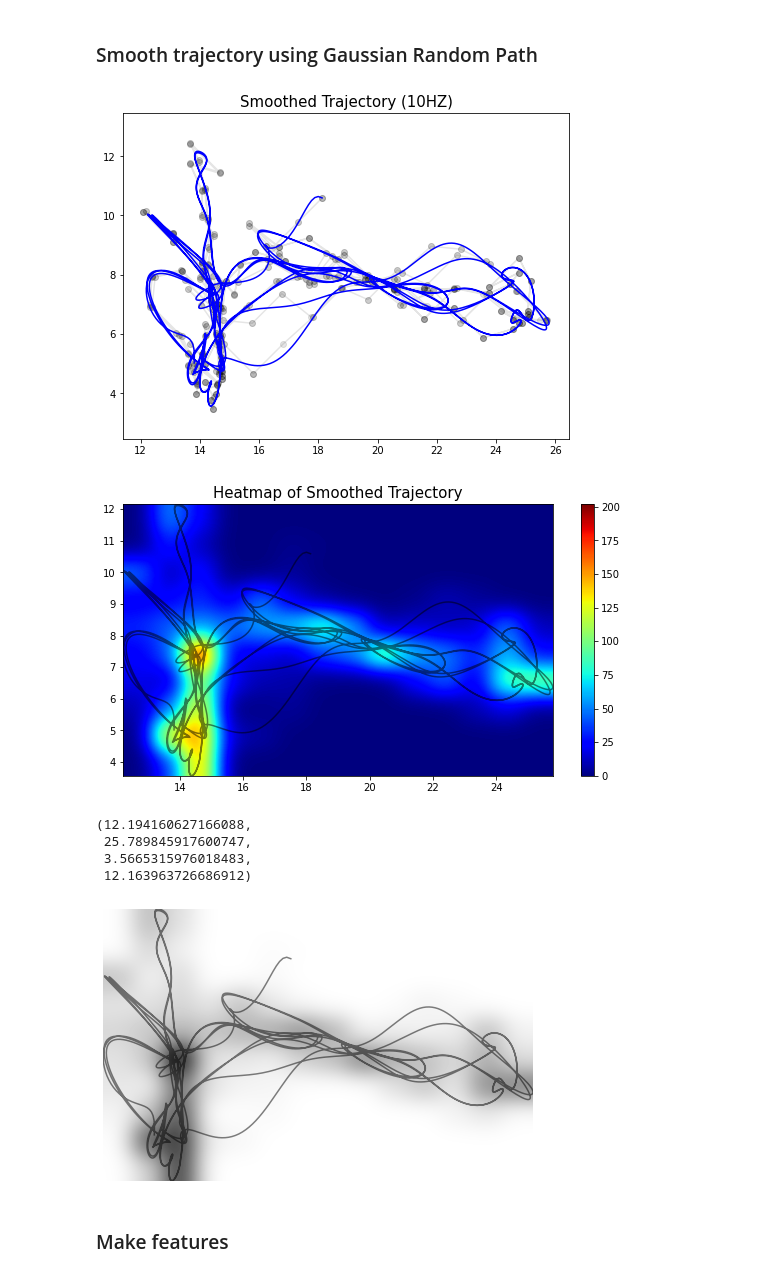
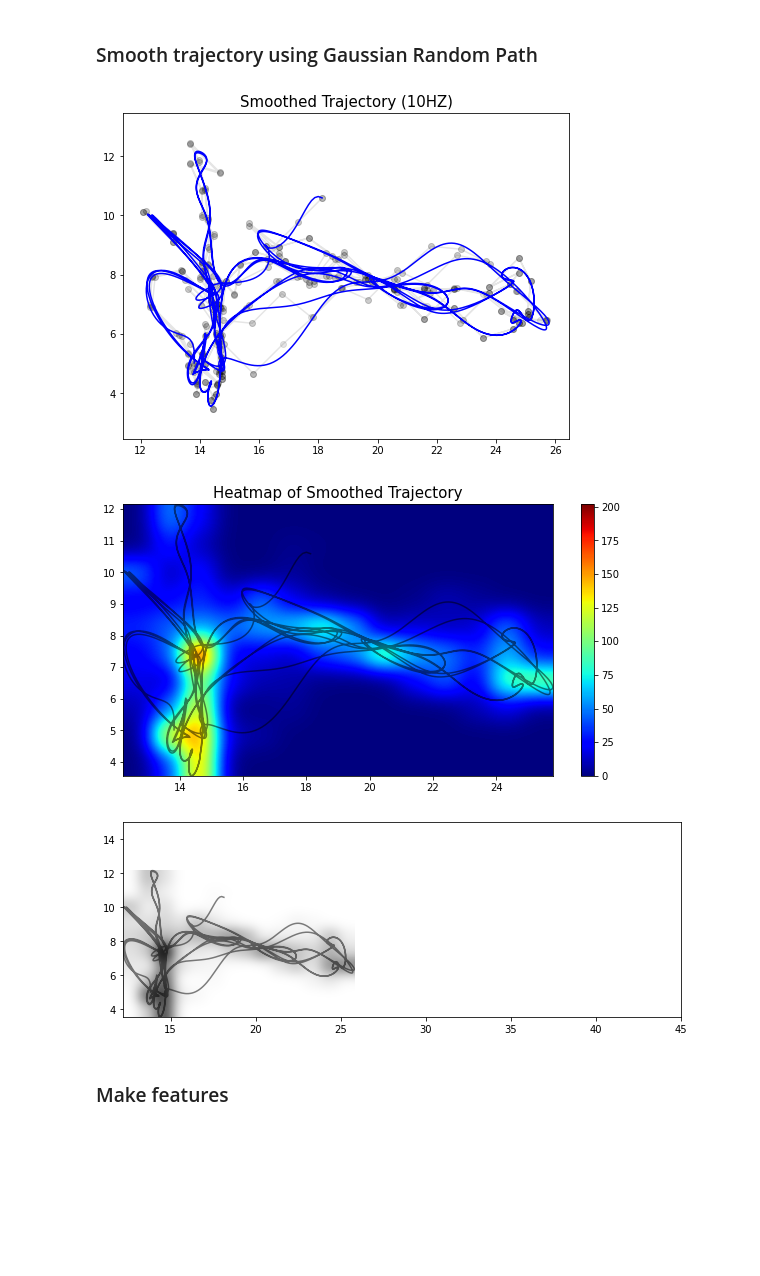
Before and after one commit to sjchoi86/ai_curation, a Jupyter notebook: demo_01_parse_traj.ipynb, the cells around one changed output. Cells and saved outputs as stored; diff of their text form; code cells hidden in the pictures; blank space fills up the shorter version.

Commit message:
heatmap xy lim modification

```diff
--- a/demo_01_parse_traj.ipynb
+++ b/demo_01_parse_traj.ipynb
@@ -214,39 +214,38 @@ hyp = {'gain':1,'len':5,'noise':1e-8} # hyperparameter
 xy_smoothed = np.zeros(shape=(t_test.shape[0],2))
 xy_smoothed[:,0] = grp_mu(times,xy_traj[:,0],t_test,hyp)
 xy_smoothed[:,1] = grp_mu(times,xy_traj[:,1],t_test,hyp)
 
 # Plot the original and smoothed trajectory
 plt.figure(figsize=(8,6))
 plt.plot(xy_traj[:,0],xy_traj[:,1],'ko-',alpha=0.1)
 plt.plot(xy_smoothed[:,0],xy_smoothed[:,1],'b-')
 plt.axis('equal')
 plt.title('Smoothed Trajectory (%dHZ)'%(HZ),fontsize=15)
 plt.show()
 
 # Plot heatmap
 heatmap,xedges,yedges = np.histogram2d(xy_smoothed[:,0],xy_smoothed[:,1],bins=(14,10))
 extent = [xedges[0], xedges[-1], yedges[0], yedges[-1]]
 plt.figure(figsize=(10,5))
 plt.plot(xy_smoothed[:,0],xy_smoothed[:,1],'k-',alpha=0.5)
 plt.imshow(heatmap.T,extent=extent,origin='lower',cmap=cm.jet,
           interpolation='gaussian')
 plt.colorbar();
 plt.title('Heatmap of Smoothed Trajectory',fontsize=15); plt.show()
 
 # Another heatmap without colorbar
 plt.figure(figsize=(10,5))
 plt.plot(xy_smoothed[:,0],xy_smoothed[:,1],'k-',alpha=0.5)
 plt.imshow(heatmap.T,extent=extent,origin='lower',cmap=cm.gray_r,
           interpolation='gaussian')
-plt.axis('off')
+plt.xlim(left=None,right=45)
+plt.ylim(bottom=None,top=15)
+# plt.axis('off') # to remove axis
+plt.show()
 # %% [output]
 [figure]
 [figure]
-(12.194160627166088,
- 25.789845917600747,
- 3.5665315976018483,
- 12.163963726686912)
-[figure, old version]
+[figure, new version]
 # %% [markdown]
 ### Make features
 # %%
```
